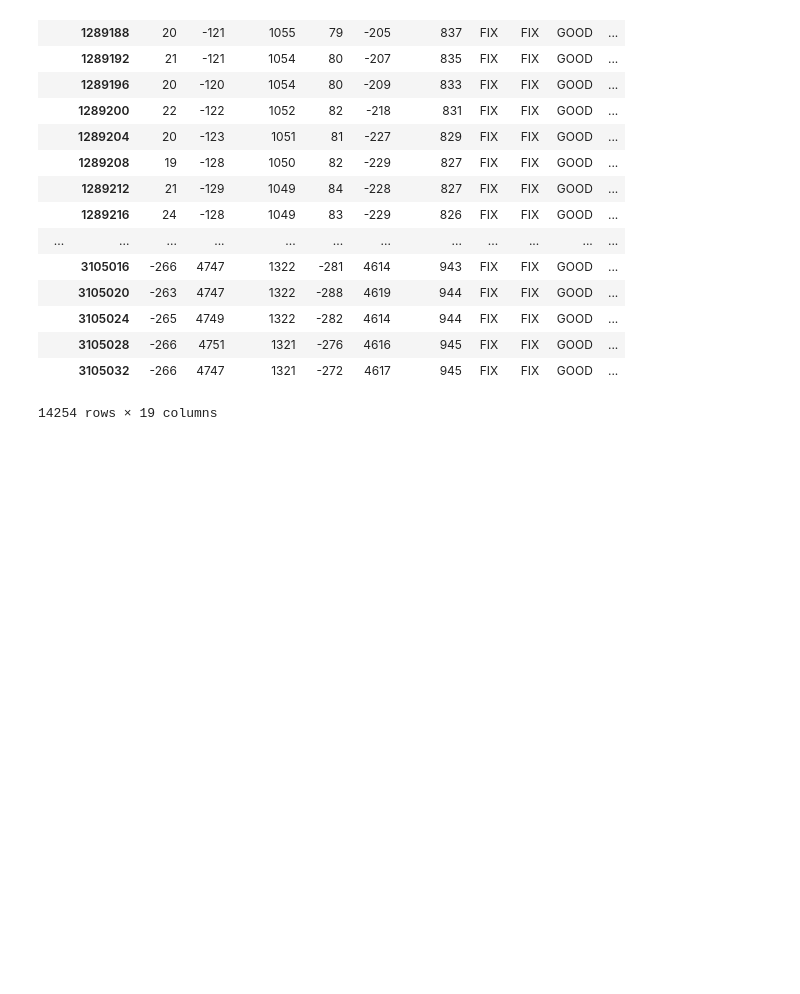
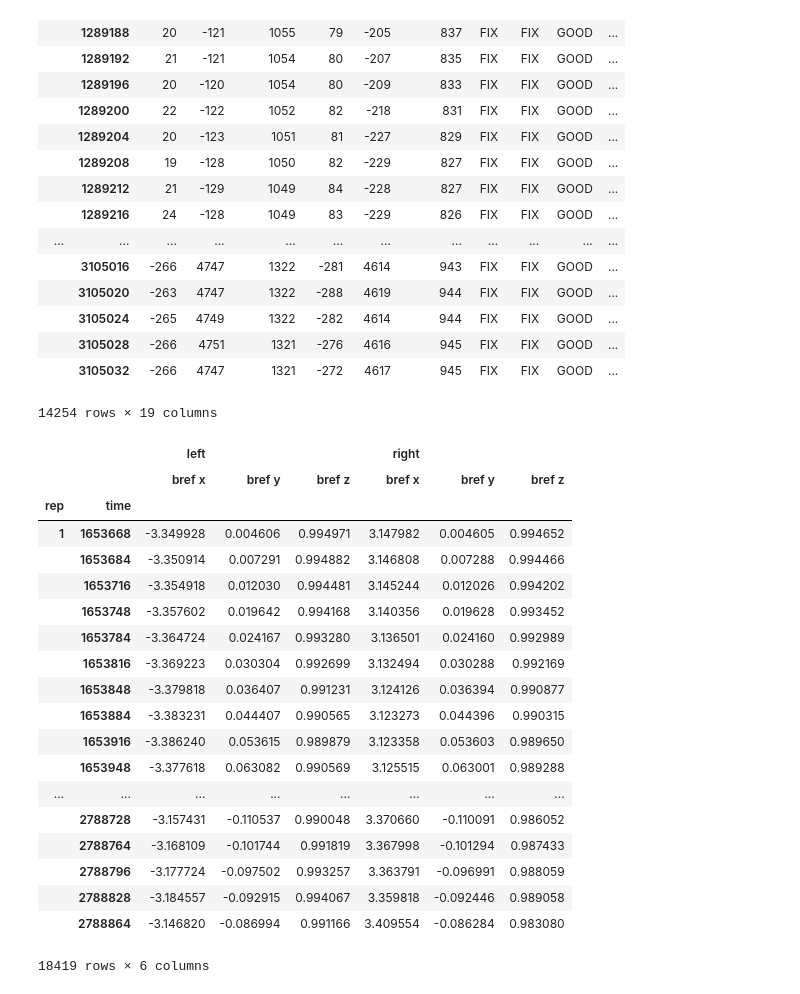
Before and after one commit to Berkeley-BORIS/BORIS_Code, a Jupyter notebook: parsed gaze data example.ipynb, the cells around one changed output. Drawn from its saved outputs; the diff is of its cells as text; code cells hidden in the pictures; blank space fills up the shorter version.

```diff
--- a/parsed gaze data example.ipynb
+++ b/parsed gaze data example.ipynb
@@ -170,0 +220,24 @@ fix_R = np.c_[fix_R, 15000*np.ones(len(fix_R))]
+# %%
+v = task_df.loc[:, (['left', 'right'],['bref x', 'bref y', 'bref z'])]
+v
+# %% [output]
+|  |  | left |  |  | right |  |  |
+|  |  | bref x | bref y | bref z | bref x | bref y | bref z |
+| rep | time |  |  |  |  |  |  |
+| 1 | 1653668 | -3.349928 | 0.004606 | 0.994971 | 3.147982 | 0.004605 | 0.994652 |
+|  | 1653684 | -3.350914 | 0.007291 | 0.994882 | 3.146808 | 0.007288 | 0.994466 |
+|  | 1653716 | -3.354918 | 0.012030 | 0.994481 | 3.145244 | 0.012026 | 0.994202 |
+|  | 1653748 | -3.357602 | 0.019642 | 0.994168 | 3.140356 | 0.019628 | 0.993452 |
+|  | 1653784 | -3.364724 | 0.024167 | 0.993280 | 3.136501 | 0.024160 | 0.992989 |
+|  | 1653816 | -3.369223 | 0.030304 | 0.992699 | 3.132494 | 0.030288 | 0.992169 |
+|  | 1653848 | -3.379818 | 0.036407 | 0.991231 | 3.124126 | 0.036394 | 0.990877 |
+|  | 1653884 | -3.383231 | 0.044407 | 0.990565 | 3.123273 | 0.044396 | 0.990315 |
+|  | 1653916 | -3.386240 | 0.053615 | 0.989879 | 3.123358 | 0.053603 | 0.989650 |
+|  | 1653948 | -3.377618 | 0.063082 | 0.990569 | 3.125515 | 0.063001 | 0.989288 |
+| ... | ... | ... | ... | ... | ... | ... | ... |
+|  | 2788728 | -3.157431 | -0.110537 | 0.990048 | 3.370660 | -0.110091 | 0.986052 |
+|  | 2788764 | -3.168109 | -0.101744 | 0.991819 | 3.367998 | -0.101294 | 0.987433 |
+|  | 2788796 | -3.177724 | -0.097502 | 0.993257 | 3.363791 | -0.096991 | 0.988059 |
+|  | 2788828 | -3.184557 | -0.092915 | 0.994067 | 3.359818 | -0.092446 | 0.989058 |
+|  | 2788864 | -3.146820 | -0.086994 | 0.991166 | 3.409554 | -0.086284 | 0.983080 |
+18419 rows × 6 columns
```
Also changed, not shown: parts of 22 cells of this notebook, 2 other files.
